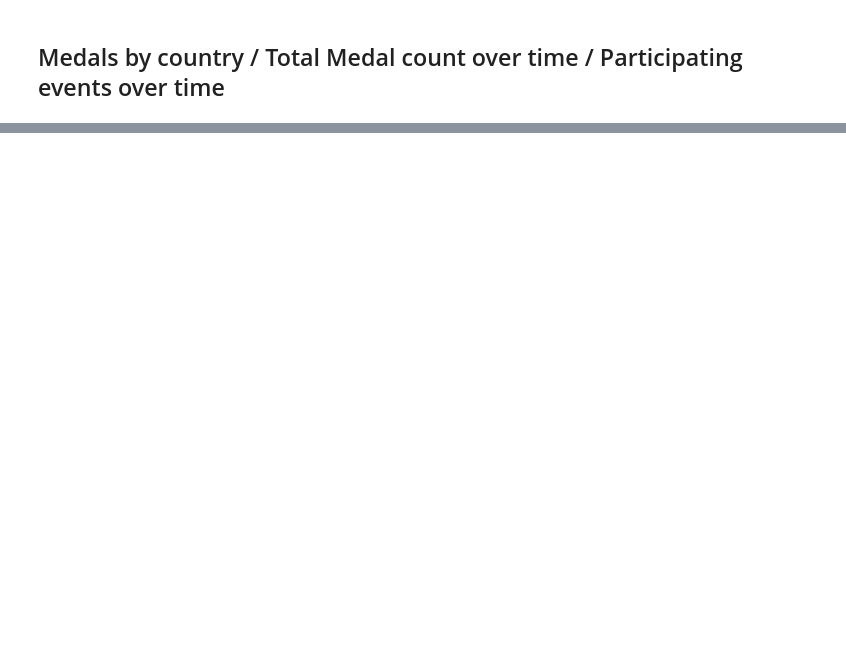
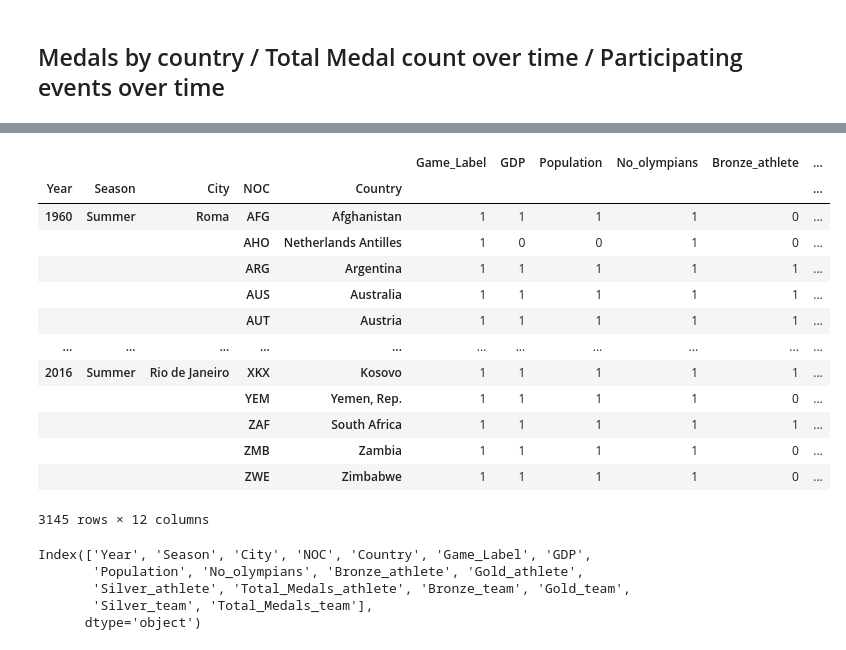
Before and after one commit to hanesy/olympics_dash, a Jupyter notebook: data_exploration.ipynb, the cells around one changed output, grey strips where cells are left out. Cells and saved outputs as stored; diff of their text form; code cells hidden in the pictures; blank space fills up the shorter version.

```diff
--- a/data_exploration.ipynb
+++ b/data_exploration.ipynb
@@ -483,0 +563,16 @@ test3
+# %%
+# Number of Medals per athlete
+# Step 1
+medals_athlete_detail = pd.read_sql_query('SELECT year, season, NOC, sport, event, name, sex, medal FROM events \
+GROUP BY year, season, NOC, sport, event, name, sex, medal',disk_engine)
+# Step 2
+medals_athlete = medals_athlete_detail.groupby(['Year','Season','NOC', 'Medal']).count()[['Name']]
+medals_athlete.reset_index(inplace = True)
+medals_athlete.rename(columns = {"Name": "#Medals"}, inplace = True)
+medals_athlete.sort_values(by=["#Medals"], ascending=False)
+# Step 3
+medals_athlete_total = medals_athlete.pivot_table(index=['Year','Season','NOC'], values = '#Medals', columns='Medal', aggfunc='sum')
+medals_athlete_total.reset_index(inplace = True)
+medals_athlete_total.replace(np.nan,0, inplace = True)
+medals_athlete_total["Total_Medals"] = medals_athlete_total["Bronze"] + medals_athlete_total["Gold"] + medals_athlete_total["Silver"]
+medals_athlete_total
@@ -483,0 +593,16 @@ test3
+# %%
+# Number of Medals per sport
+# Step 1
+medals_sport_detail = pd.read_sql_query('SELECT year, season, NOC, sport, event, sex, medal FROM events \
+GROUP BY year, season, NOC, sport, event, sex, medal',disk_engine)
+# Step 2
+medals_sport = medals_sport_detail.groupby(['Year','Season','NOC', 'Medal']).count()[['Event']]
+medals_sport.reset_index(inplace = True)
+medals_sport.rename(columns = {"Event": "#Medals"}, inplace = True)
+medals_sport.sort_values(by=["#Medals"], ascending=False)
+# Step 3
+medals_sport_total = medals_sport.pivot_table(index=['Year','Season','NOC'], values = '#Medals', columns='Medal', aggfunc='sum')
+medals_sport_total.reset_index(inplace = True)
+medals_sport_total.replace(np.nan,0, inplace = True)
+medals_sport_total["Total_Medals"] = medals_sport_total["Bronze"] + medals_sport_total["Gold"] + medals_sport_total["Silver"]
+medals_sport_total
@@ -483,0 +623,9 @@ test3
+# %%
+events_merge_1 = pd.merge(events_country, df_pop_gdp_final, how = "left", left_on = ['Year','NOC'], right_on = ['year','country_code'])
+events_merge_1 = events_merge_1.drop(columns = ['year','country_code','country_name'])
+events_merge_1 = events_merge_1.rename(columns = {'GDP (current US$)': 'GDP', 'Population, total': 'Population'})
+# %%
+events_merge_2 = pd.merge(events_merge_1, olympians_team_final, how = "left", left_on = ['Year','Season', 'NOC'], right_on = ['Year','Season', 'NOC'])
+events_merge_3 = pd.merge(events_merge_2, medals_athlete_total, how = "left", left_on = ['Year','Season', 'NOC'], right_on = ['Year','Season', 'NOC'])
+events_final = pd.merge(events_merge_3, medals_sport_total, how = "left", left_on = ['Year','Season', 'NOC'], right_on = ['Year','Season', 'NOC'], suffixes=('_athlete', '_team'))
+events_final
@@ -483,0 +670,19 @@ test3
+# %%
+b = events_final.groupby(['Year','Season','City','NOC','Country']).count()
+# a[a['Game_Label'] > 1]
+b
+# %% [output]
+|  |  |  |  |  | Game_Label | GDP | Population | No_olympians | Bronze_athlete | ... |
+| Year | Season | City | NOC | Country |  |  |  |  |  | ... |
+| 1960 | Summer | Roma | AFG | Afghanistan | 1 | 1 | 1 | 1 | 0 | ... |
+|  |  |  | AHO | Netherlands Antilles | 1 | 0 | 0 | 1 | 0 | ... |
+|  |  |  | ARG | Argentina | 1 | 1 | 1 | 1 | 1 | ... |
+|  |  |  | AUS | Australia | 1 | 1 | 1 | 1 | 1 | ... |
+|  |  |  | AUT | Austria | 1 | 1 | 1 | 1 | 1 | ... |
+| ... | ... | ... | ... | ... | ... | ... | ... | ... | ... | ... |
+| 2016 | Summer | Rio de Janeiro | XKX | Kosovo | 1 | 1 | 1 | 1 | 1 | ... |
+|  |  |  | YEM | Yemen, Rep. | 1 | 1 | 1 | 1 | 0 | ... |
+|  |  |  | ZAF | South Africa | 1 | 1 | 1 | 1 | 1 | ... |
+|  |  |  | ZMB | Zambia | 1 | 1 | 1 | 1 | 0 | ... |
+|  |  |  | ZWE | Zimbabwe | 1 | 1 | 1 | 1 | 0 | ... |
+3145 rows × 12 columns
@@ -483,0 +691,8 @@ test3
+# %%
+events_final.columns
+# %% [output]
+Index(['Year', 'Season', 'City', 'NOC', 'Country', 'Game_Label', 'GDP',
+       'Population', 'No_olympians', 'Bronze_athlete', 'Gold_athlete',
+       'Silver_athlete', 'Total_Medals_athlete', 'Bronze_team', 'Gold_team',
+       'Silver_team', 'Total_Medals_team'],
+      dtype='object')
```
Also changed, not shown: parts of 26 cells of this notebook, 1 other file.
